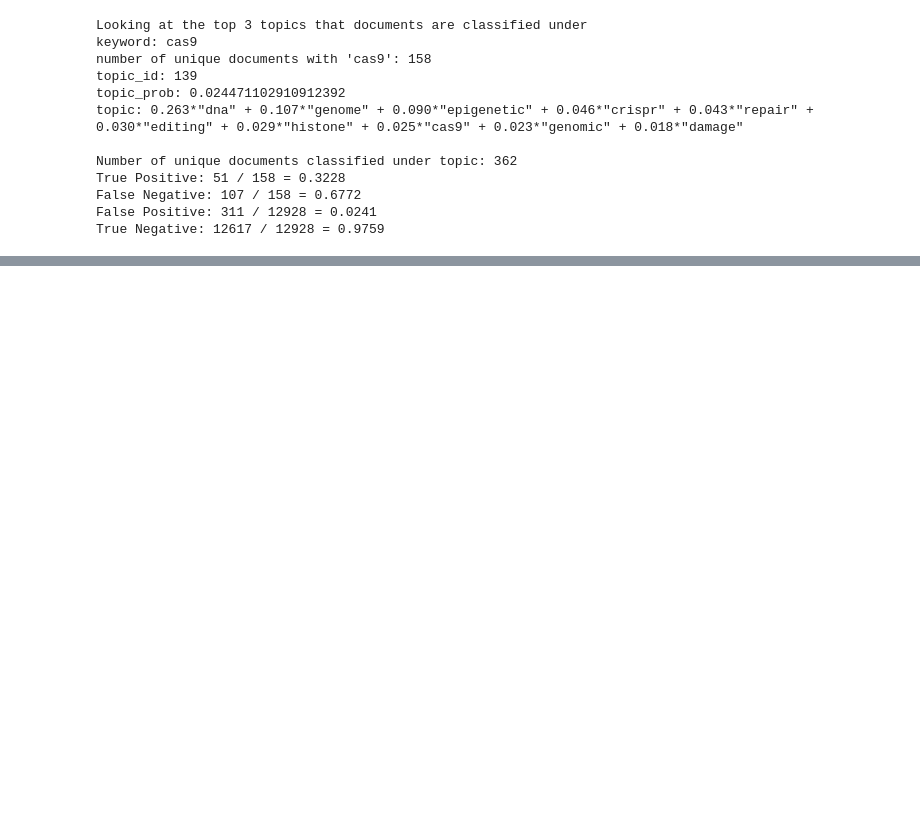
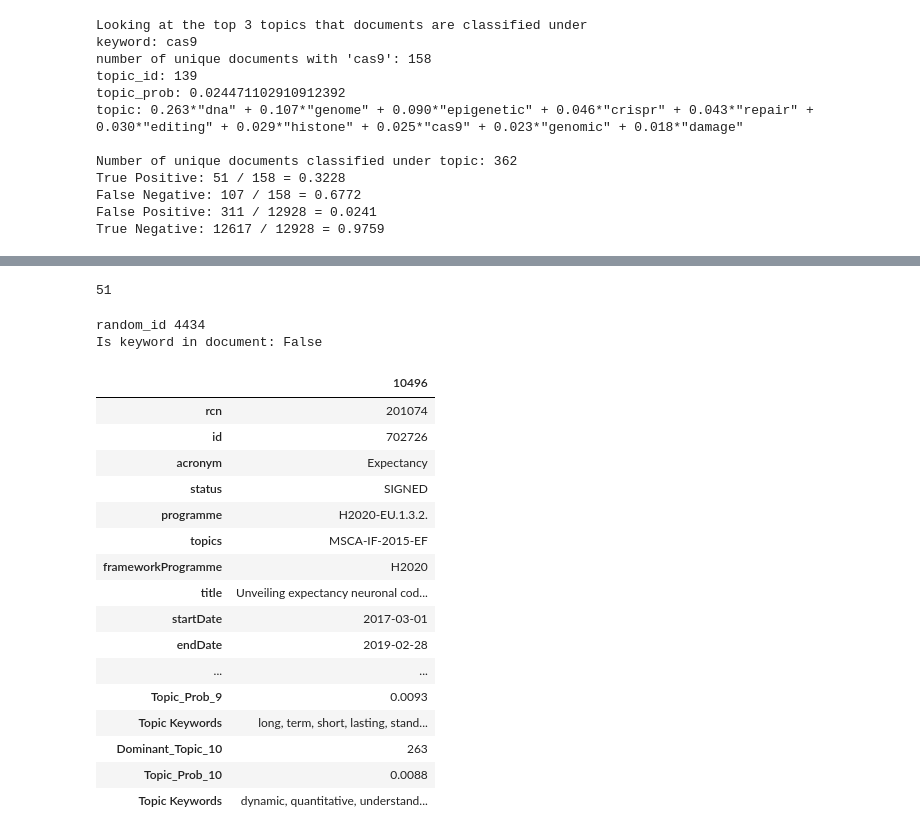
Before and after one commit to kw01sg/biomedical-topic-modelling, a Jupyter notebook: notebooks/validate_topics.ipynb, the cells around one changed output, grey strips where cells are left out. Drawn from its saved outputs; the diff is of its cells as text; code cells hidden in the pictures; blank space fills up the shorter version.

```diff
--- a/notebooks/validate_topics.ipynb
+++ b/notebooks/validate_topics.ipynb
@@ -864,0 +1033,2 @@ True Negative: 12617 / 12928 = 0.9759
+# %%
+false_positives = display_topic_distribution_statistics(filtered_docs, filtered_predict_df, 'rna', 3, return_fp=True)
@@ -864,0 +1048,33 @@ True Negative: 12617 / 12928 = 0.9759
+# %%
+len(false_positives)
+# %% [output]
+51
+# %%
+random_id = sample(false_positives, 1)[0]
+print('random_id', random_id)
+
+print('Is keyword in document:', 'cas9' in filtered_docs[random_id])
+print()
+
+# print(' '.join(filtered_docs[random_id]))
+filtered_data_df_with_predict.iloc[[random_id]].T
+# %% [output]
+random_id 4434
+Is keyword in document: False
+|  | 10496 |
+| rcn | 201074 |
+| id | 702726 |
+| acronym | Expectancy |
+| status | SIGNED |
+| programme | H2020-EU.1.3.2. |
+| topics | MSCA-IF-2015-EF |
+| frameworkProgramme | H2020 |
+| title | Unveiling expectancy neuronal cod... |
+| startDate | 2017-03-01 |
+| endDate | 2019-02-28 |
+| ... | ... |
+| Topic_Prob_9 | 0.0093 |
+| Topic Keywords | long, term, short, lasting, stand... |
+| Dominant_Topic_10 | 263 |
+| Topic_Prob_10 | 0.0088 |
+| Topic Keywords | dynamic, quantitative, understand... |
```
Also changed, not shown: parts of 23 cells of this notebook, 2 other files.
